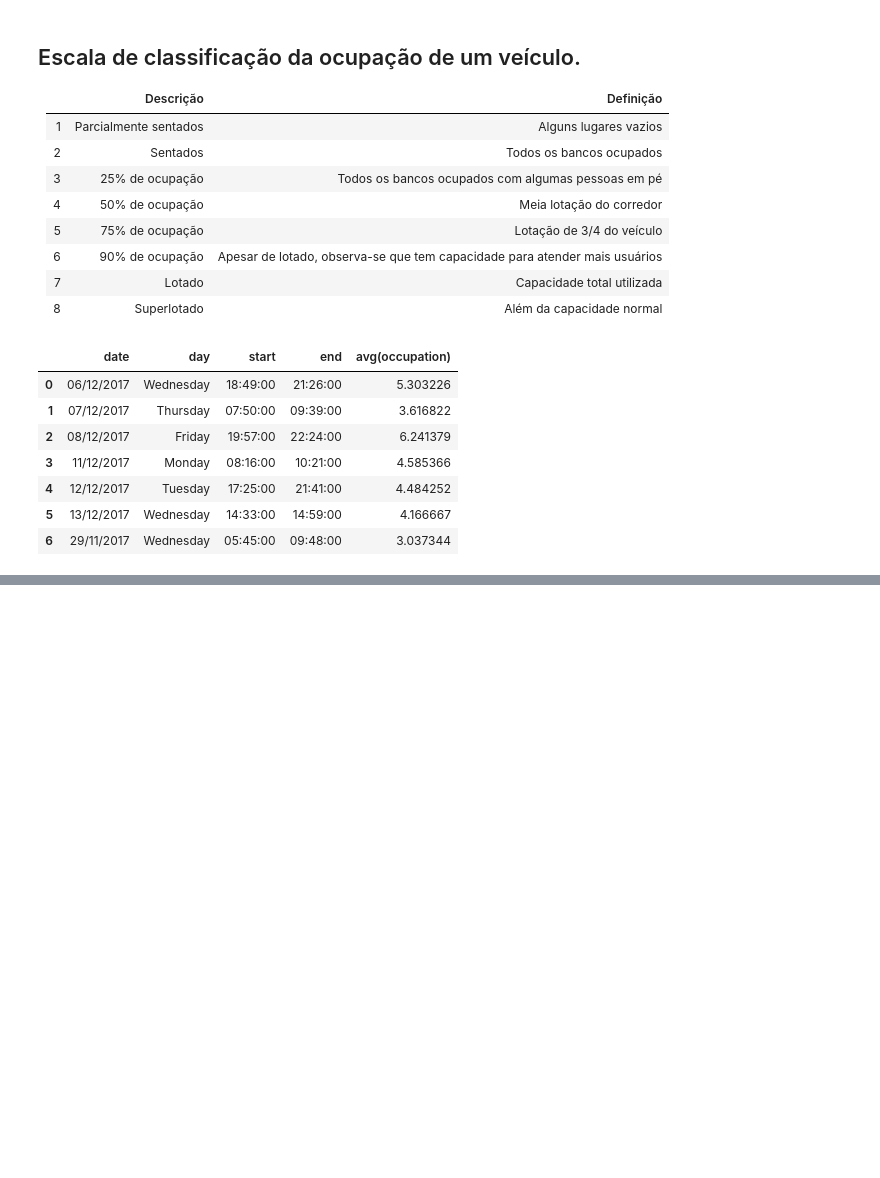
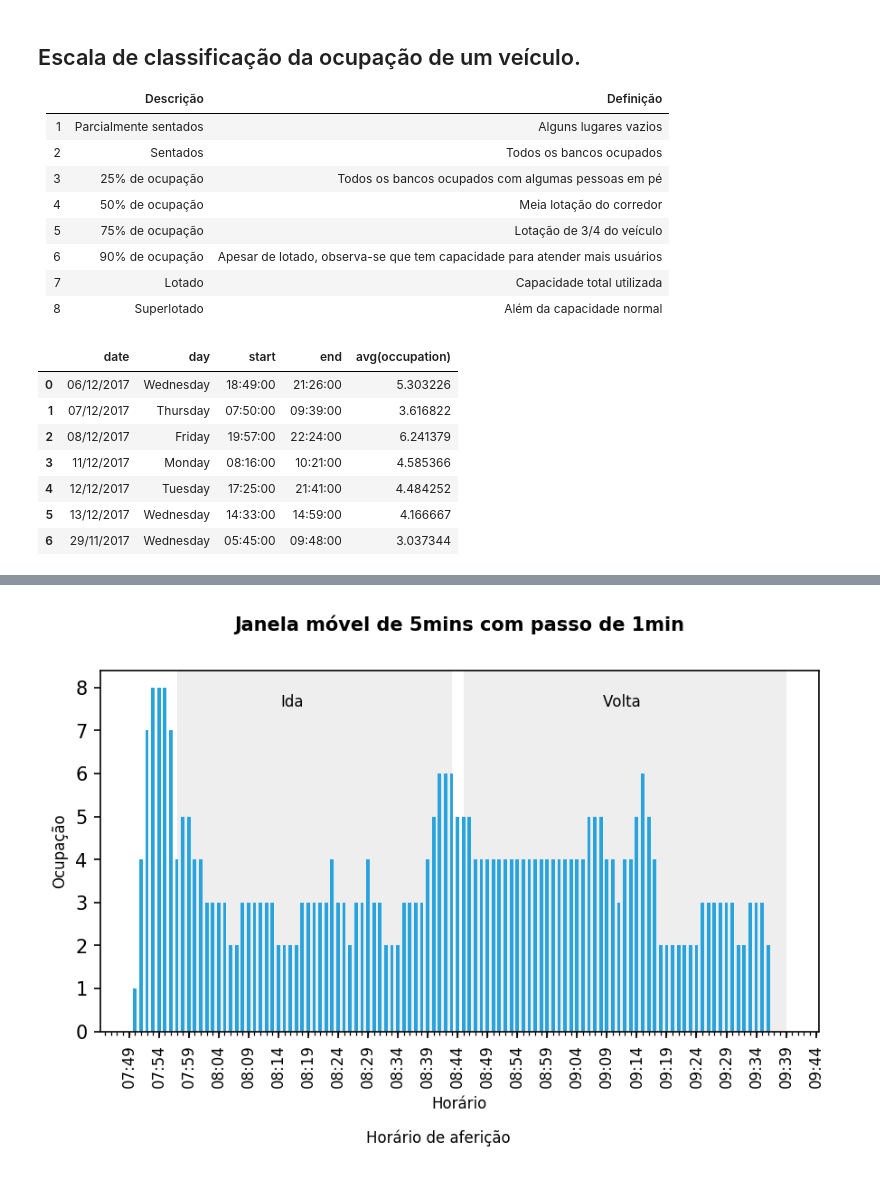
Before and after one commit to hilios/wifi-apc-analysis, a Jupyter notebook: analysis-v2.ipynb, the cells around one changed output, grey strips where cells are left out. Saved outputs shown, nothing was run; the diff lists cells and outputs as text; code cells hidden in the pictures; blank space fills up the shorter version.

```diff
--- a/analysis-v2.ipynb
+++ b/analysis-v2.ipynb
@@ -257,3 +282,45 @@ second_trip.toPandas().set_index("date")
+# %%
+date = "07/12/2017"
+
+# Get the start/end timestamps for the round trip
+a = trips.filter((col("date") == date) & (col("direction") == 0)).select("start", "end").first()
+b = trips.filter((col("date") == date) & (col("direction") == 1)).select("start", "end").first()
+
+r = occupation.filter(col("date") == date).cache().toPandas()
+r = r.set_index(r["window"].map(lambda x: x[0]))
+
+x = np.arange(len(r))
+
+fig, ax = plt.subplots(dpi=150, figsize=(6, 4))
+
+# Draw the first trip area
+fig.text(0.5, -0.02, "Horário de aferição", horizontalalignment='center', **text_kwargs)
+asi = r.index.get_loc(a['start'], method='nearest')
+aei = r.index.get_loc(a['end'], method='nearest')
+ax.annotate("Ida", xy=(0.25, 0.9), xycoords='axes fraction', **text_kwargs)
+ax.axvspan(r.iloc[asi]['window'][0], r.iloc[aei]['window'][1], **span_kwargs)
+
+# Draw the first trip area
+bsi = r.index.get_loc(b['start'], method='nearest')
+bei = r.index.get_loc(b['end'], method='nearest')
+ax.annotate("Volta", xy=(0.70, 0.9), xycoords='axes fraction', **text_kwargs)
+ax.axvspan(r.iloc[bsi]['window'][0], r.iloc[bei]['window'][1], **span_kwargs)
+
+# Draw the occupation
+ax.bar(r.index, r['occupation'], width=0.0004, color=wifi_color)
+
+# Prepare the graph
+ax.set_title("Janela móvel de 5mins com passo de 1min", **title_kwargs)
+ax.set_ylabel("Ocupação", **text_kwargs)
+ax.set_xlabel("Horário", **text_kwargs)
+ax.xaxis.set_major_locator(mdates.MinuteLocator(interval=5))
+ax.xaxis.set_minor_locator(mdates.MinuteLocator(interval=1))
+ax.xaxis.set_major_formatter(mdates.DateFormatter('%H:%M'))
+
+plt.xticks(**labels_kwargs)
+plt.tight_layout()
+# %% [output]
+[figure, added]
 # %%
 %%javascript
 // Disable output scrolling
```
Also changed, not shown: parts of 11 cells of this notebook.
